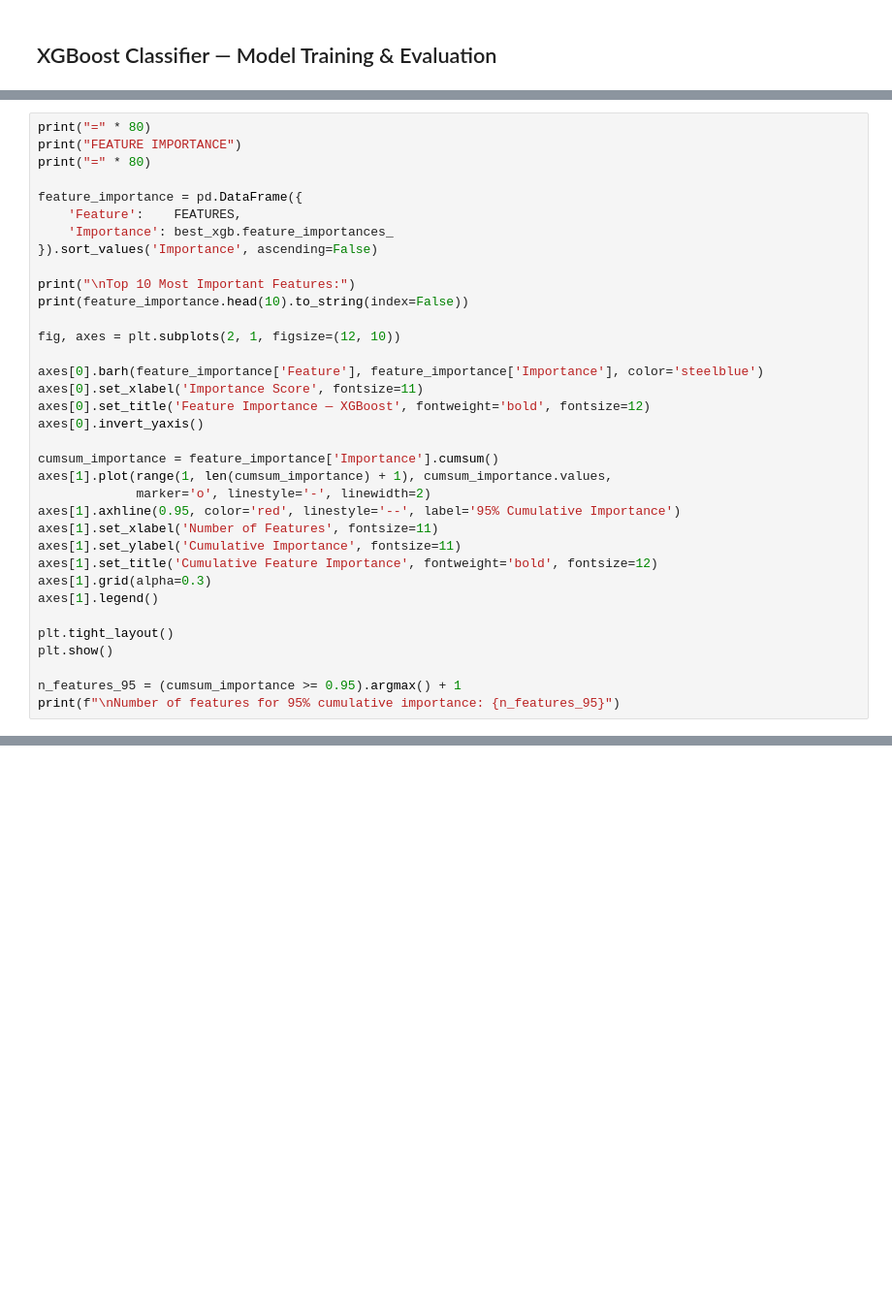
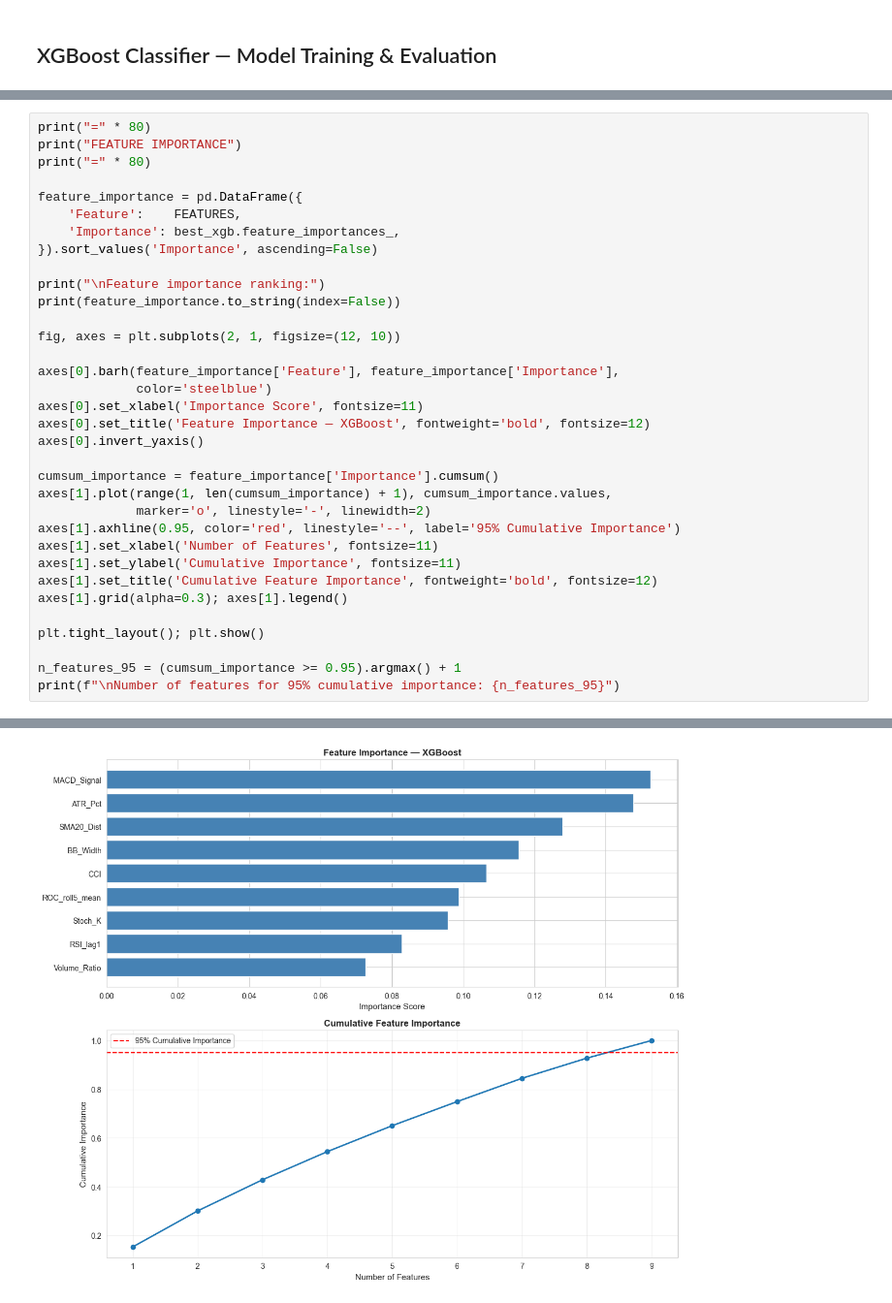
Before and after one commit to dansil2301/BasicStockPricePrediction, a Jupyter notebook: Analysis/XGBoost_analysis.ipynb, the cells around one changed output, grey strips where cells are left out. Shown at 97% size. Drawn from its saved outputs; the diff is of its cells as text; blank space fills up the shorter version.

```diff
--- a/Analysis/XGBoost_analysis.ipynb
+++ b/Analysis/XGBoost_analysis.ipynb
@@ -239,15 +330,16 @@ print("=" * 80)
 
 feature_importance = pd.DataFrame({
     'Feature':    FEATURES,
-    'Importance': best_xgb.feature_importances_
+    'Importance': best_xgb.feature_importances_,
 }).sort_values('Importance', ascending=False)
 
-print("\nTop 10 Most Important Features:")
-print(feature_importance.head(10).to_string(index=False))
+print("\nFeature importance ranking:")
+print(feature_importance.to_string(index=False))
 
 fig, axes = plt.subplots(2, 1, figsize=(12, 10))
 
-axes[0].barh(feature_importance['Feature'], feature_importance['Importance'], color='steelblue')
+axes[0].barh(feature_importance['Feature'], feature_importance['Importance'],
+             color='steelblue')
 axes[0].set_xlabel('Importance Score', fontsize=11)
 axes[0].set_title('Feature Importance — XGBoost', fontweight='bold', fontsize=12)
 axes[0].invert_yaxis()
@@ -259,11 +351,10 @@ axes[1].axhline(0.95, color='red', linestyle='--', label='95% Cumulative Importa
 axes[1].set_xlabel('Number of Features', fontsize=11)
 axes[1].set_ylabel('Cumulative Importance', fontsize=11)
 axes[1].set_title('Cumulative Feature Importance', fontweight='bold', fontsize=12)
-axes[1].grid(alpha=0.3)
-axes[1].legend()
+axes[1].grid(alpha=0.3); axes[1].legend()
 
-plt.tight_layout()
-plt.show()
+plt.tight_layout(); plt.show()
 
 n_features_95 = (cumsum_importance >= 0.95).argmax() + 1
 print(f"\nNumber of features for 95% cumulative importance: {n_features_95}")
+# %% [output]
@@ -269,0 +376 @@ print(f"\nNumber of features for 95% cumulative importance: {n_features_95}")
+[figure, added]
```
Also changed, not shown: parts of 23 cells of this notebook, 1 other file.
